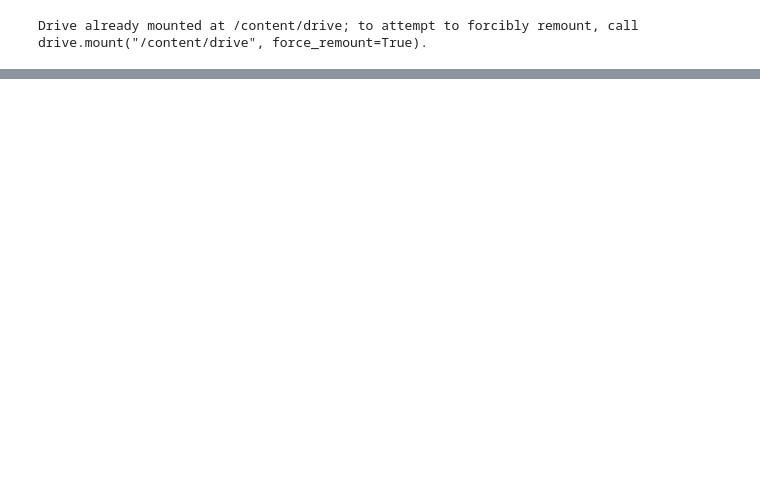
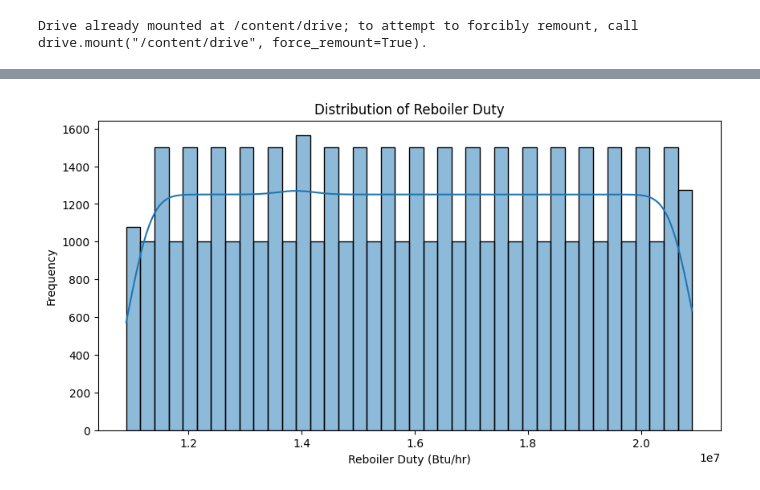
Before and after one commit to Veraeze/AmineRegeneration, a Jupyter notebook: ReboilerDuty.ipynb, the cells around one changed output, grey strips where cells are left out. Drawn from its saved outputs; the diff is of its cells as text; code cells hidden in the pictures; blank space fills up the shorter version.

```diff
--- a/ReboilerDuty.ipynb
+++ b/ReboilerDuty.ipynb
@@ -62,0 +134,14 @@ df.head()
+# %%
+# Reboiler duty distribution plot
+
+import seaborn as sns
+import matplotlib.pyplot as plt
+
+plt.figure(figsize=(10,5))
+sns.histplot(df['stripper - Spec Value (Duty)'], bins=40, kde=True)
+plt.title('Distribution of Reboiler Duty')
+plt.xlabel('Reboiler Duty (Btu/hr)')
+plt.ylabel('Frequency')
+plt.show()
+# %% [output]
+[figure, added]
```
Also changed, not shown: parts of 7 cells of this notebook.
